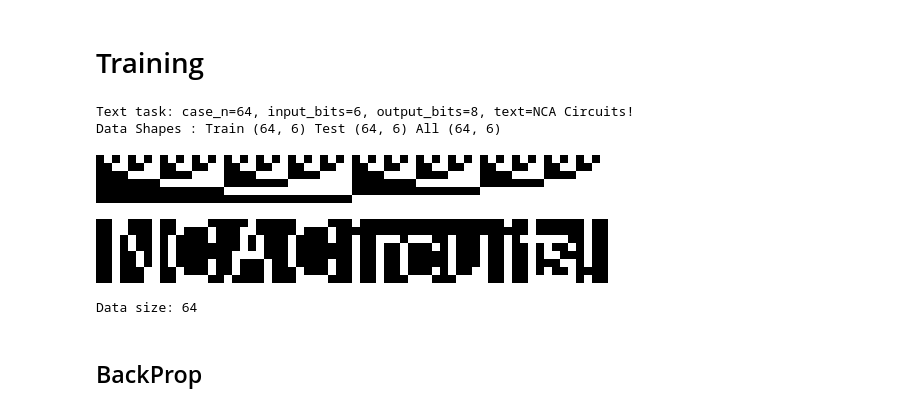
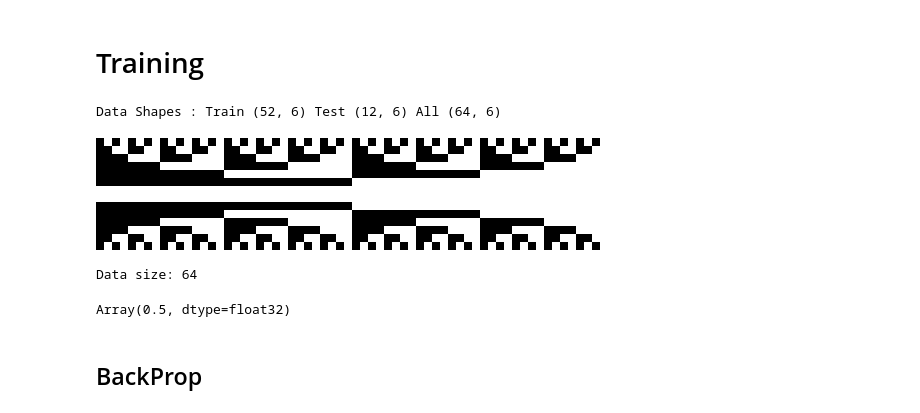
Before and after one commit to GabrielBena/boolean_nca_cc, a Jupyter notebook: random_boolean_nets.ipynb, the cells around one changed output. Cells and saved outputs as stored; diff of their text form; code cells hidden in the pictures.

Commit message:
New loss configuraiton

```diff
--- a/random_boolean_nets.ipynb
+++ b/random_boolean_nets.ipynb
@@ -106,39 +109,42 @@ origin_logitsbp = logitsbp.copy()
 
 case_n = 1 << input_n
 loss_type = config.training.loss_type
 x = jp.arange(case_n)
 test_seeds = jax.random.split(jax.random.PRNGKey(42), 5)
 
 (x_train, y_train), (x_test, y_test), (x, y0) = get_task_data(
-    config.circuit.task,
-    # "binary_multiply",
+    # config.circuit.task,
+    "reverse",
     case_n,
     input_bits=input_n,
     output_bits=output_n,
     text=config.circuit.text,
     # text="!NCA Circuits!",
     train_test_split=True,
     test_ratio=0.2,
     seed=42,
 )
 
 print(f"Data Shapes : Train {x_train.shape} Test {x_test.shape} All {x.shape}")
 
 zoom_factor = 8
 
 
 # plot_data = lambda x: np.concatenate([x[:128], x[-128:]], axis=0).T
 plot_data = lambda x: x.T
 
 imshow(zoom(plot_data(x), zoom_factor))
 imshow(zoom(plot_data(y0), zoom_factor))
 print(f"Data size: {x.shape[0]}")
 # %% [output]
-Text task: case_n=64, input_bits=6, output_bits=8, text=NCA Circuits!
-Data Shapes : Train (64, 6) Test (64, 6) All (64, 6)
+Data Shapes : Train (52, 6) Test (12, 6) All (64, 6)
 [figure]
-[figure, old version]
+[figure, new version]
 Data size: 64
+# %%
+y0.mean()
+# %% [output]
+Array(0.5, dtype=float32)
 # %% [markdown]
 ## BackProp
 # %%
```
Also changed, not shown: parts of 2 cells of this notebook, 16 other files.
